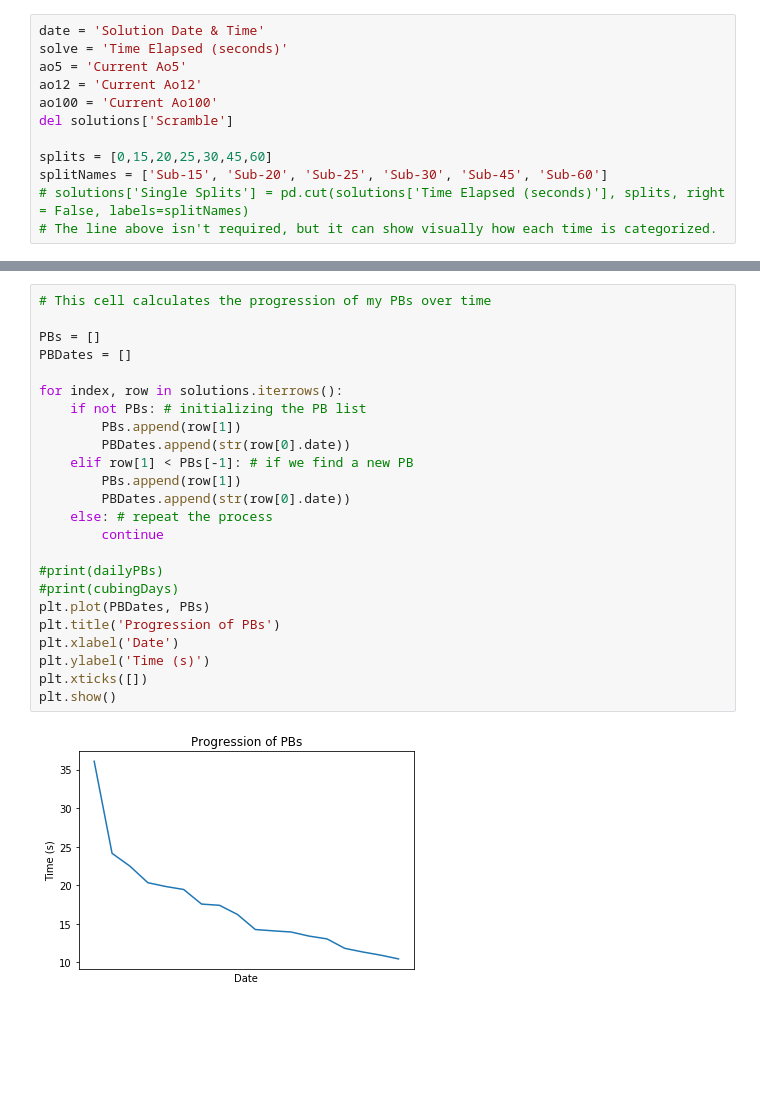
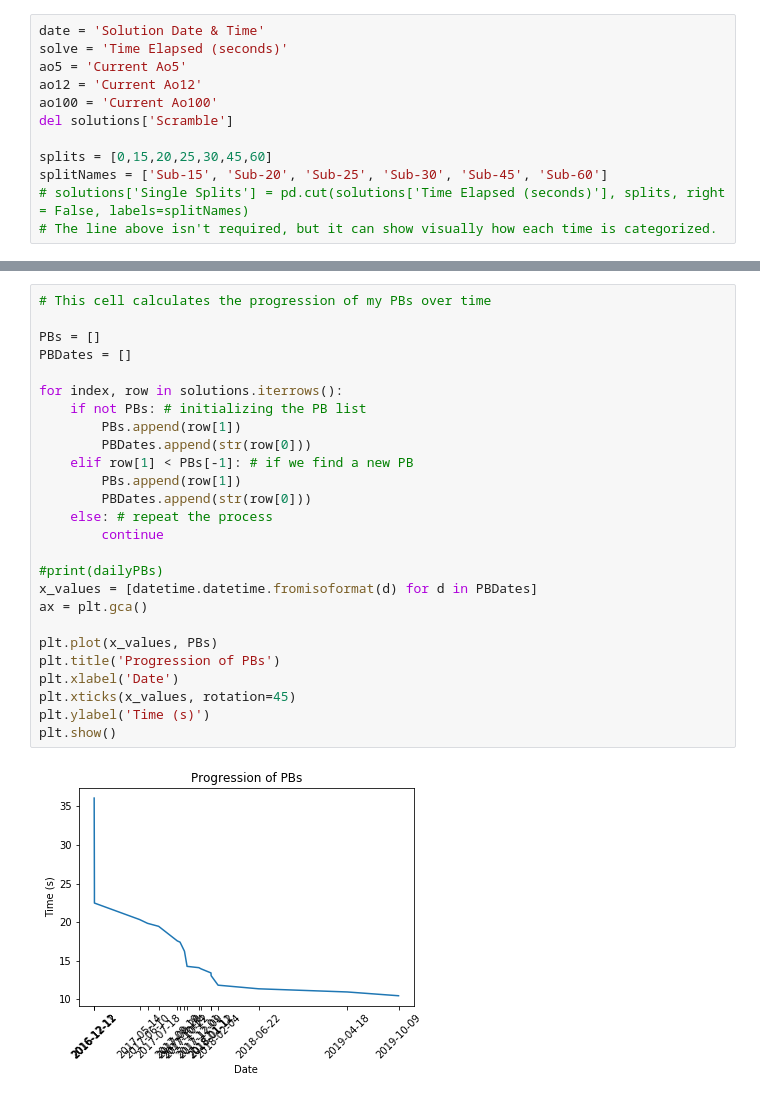
Before and after one commit to joshuacherian/Cubing-Data-Analysis, a Jupyter notebook: Data Analysis/Cubing Data Analysis.ipynb, the cells around one changed output, grey strips where cells are left out. Drawn from its saved outputs; the diff is of its cells as text; blank space fills up the shorter version.

Commit message:
Plot dates fixed

```diff
--- a/Data Analysis/Cubing Data Analysis.ipynb
+++ b/Data Analysis/Cubing Data Analysis.ipynb
@@ -139,29 +143,31 @@ plt.show()
 # %%
 # This cell calculates the progression of my PBs over time
 
 PBs = []
 PBDates = []
 
 for index, row in solutions.iterrows():
     if not PBs: # initializing the PB list
         PBs.append(row[1])
-        PBDates.append(str(row[0].date))
+        PBDates.append(str(row[0]))
     elif row[1] < PBs[-1]: # if we find a new PB
         PBs.append(row[1])
-        PBDates.append(str(row[0].date))
+        PBDates.append(str(row[0]))
     else: # repeat the process
         continue
 
 #print(dailyPBs)
-#print(cubingDays)
-plt.plot(PBDates, PBs)
+x_values = [datetime.datetime.fromisoformat(d) for d in PBDates]
+ax = plt.gca()
+
+plt.plot(x_values, PBs)
 plt.title('Progression of PBs')
 plt.xlabel('Date')
+plt.xticks(x_values, rotation=45)
 plt.ylabel('Time (s)')
-plt.xticks([])
 plt.show()
 # %% [output]
-[figure, old version]
+[figure, new version]
 # %%
 #Scorigami!
 
```
Also changed, not shown: parts of 5 cells of this notebook, 1 other file.
